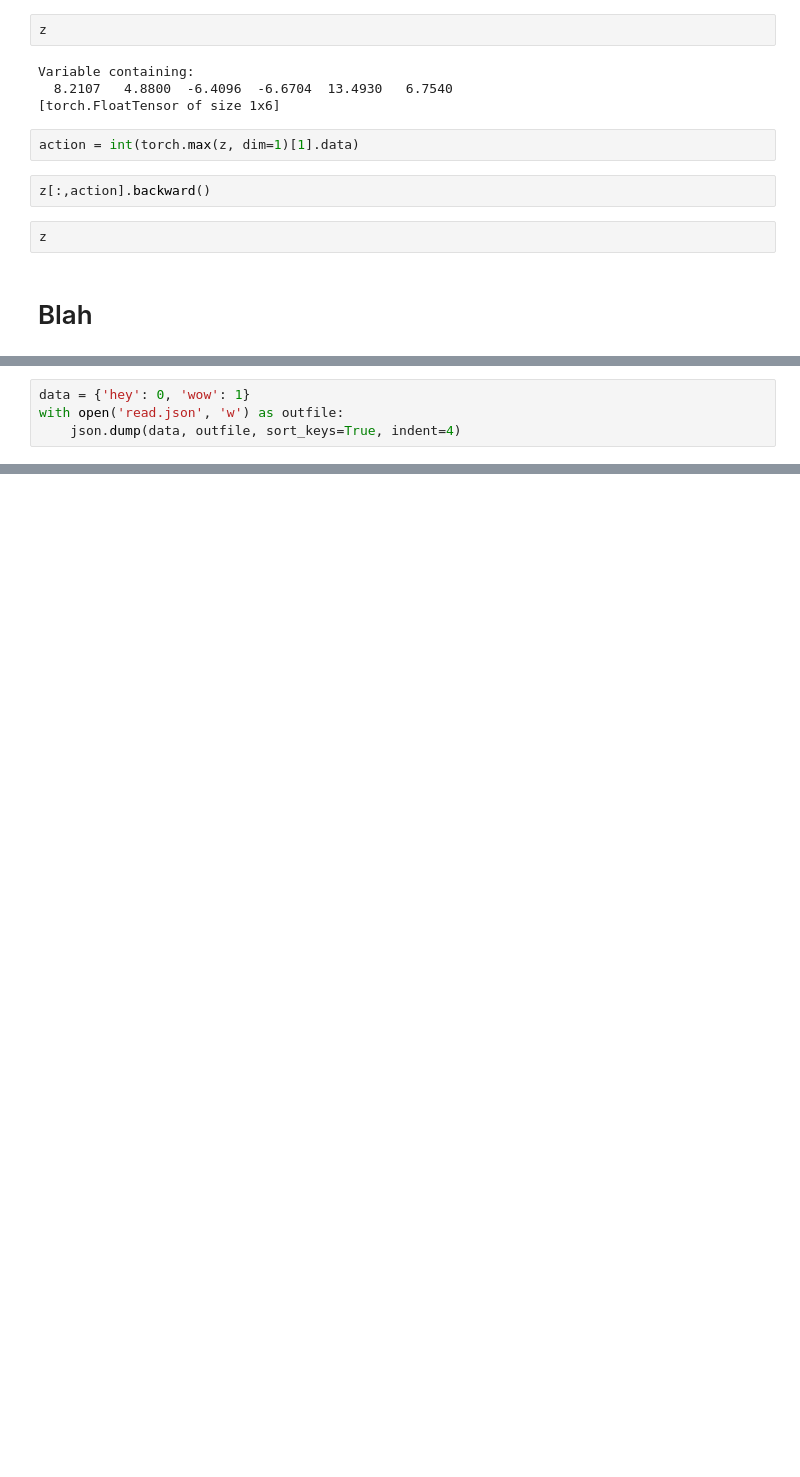
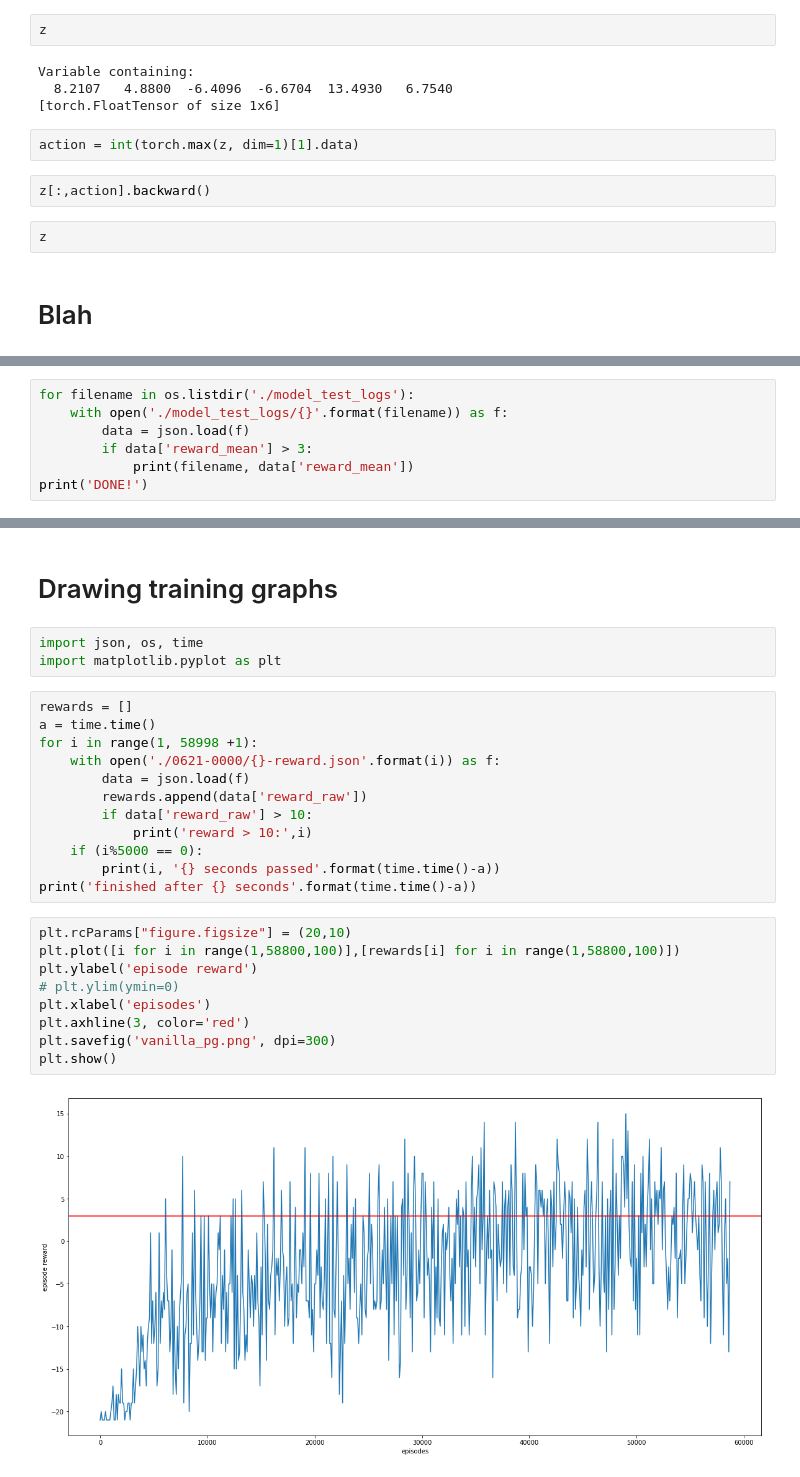
Before and after one commit to hyes92121/MLDS2018SPRING-1, a Jupyter notebook: hw4/4-1 mao/Untitled.ipynb, the cells around one changed output, grey strips where cells are left out. Cells and saved outputs as stored; diff of their text form; blank space fills up the shorter version.

```diff
--- a/hw4/4-1 mao/Untitled.ipynb
+++ b/hw4/4-1 mao/Untitled.ipynb
@@ -268,4 +268,7 @@ import json
-# %%
-data = {'hey': 0, 'wow': 1}
-with open('read.json', 'w') as outfile:
-    json.dump(data, outfile, sort_keys=True, indent=4)
+# %%
+for filename in os.listdir('./model_test_logs'):
+    with open('./model_test_logs/{}'.format(filename)) as f:
+        data = json.load(f)
+        if data['reward_mean'] > 3:
+            print(filename, data['reward_mean'])
+print('DONE!')
@@ -271,0 +306,28 @@ with open('read.json', 'w') as outfile:
+# %% [markdown]
+# Drawing training graphs
+# %%
+import json, os, time
+import matplotlib.pyplot as plt
+# %%
+rewards = []
+a = time.time()
+for i in range(1, 58998 +1):
+    with open('./0621-0000/{}-reward.json'.format(i)) as f:
+        data = json.load(f)
+        rewards.append(data['reward_raw'])
+        if data['reward_raw'] > 10:
+            print('reward > 10:',i)
+    if (i%5000 == 0):
+        print(i, '{} seconds passed'.format(time.time()-a))
+print('finished after {} seconds'.format(time.time()-a))
+# %%
+plt.rcParams["figure.figsize"] = (20,10)
+plt.plot([i for i in range(1,58800,100)],[rewards[i] for i in range(1,58800,100)])
+plt.ylabel('episode reward')
+# plt.ylim(ymin=0)
+plt.xlabel('episodes')
+plt.axhline(3, color='red')
+plt.savefig('vanilla_pg.png', dpi=300)
+plt.show()
+# %% [output]
+[figure, added]
```
Also changed, not shown: parts of 4 cells of this notebook, 8 other files.
